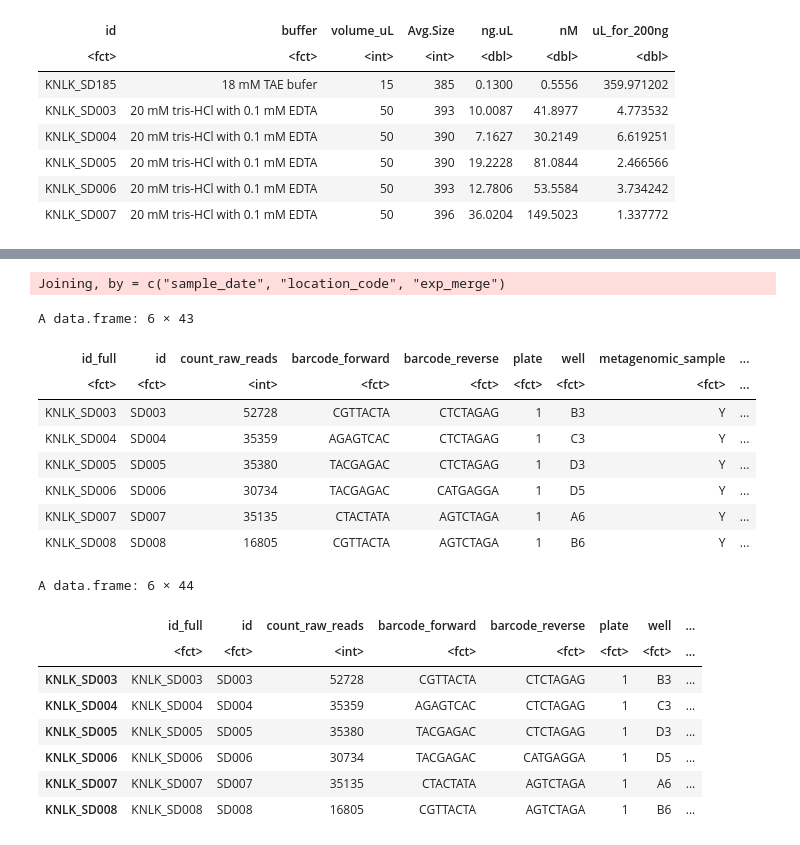
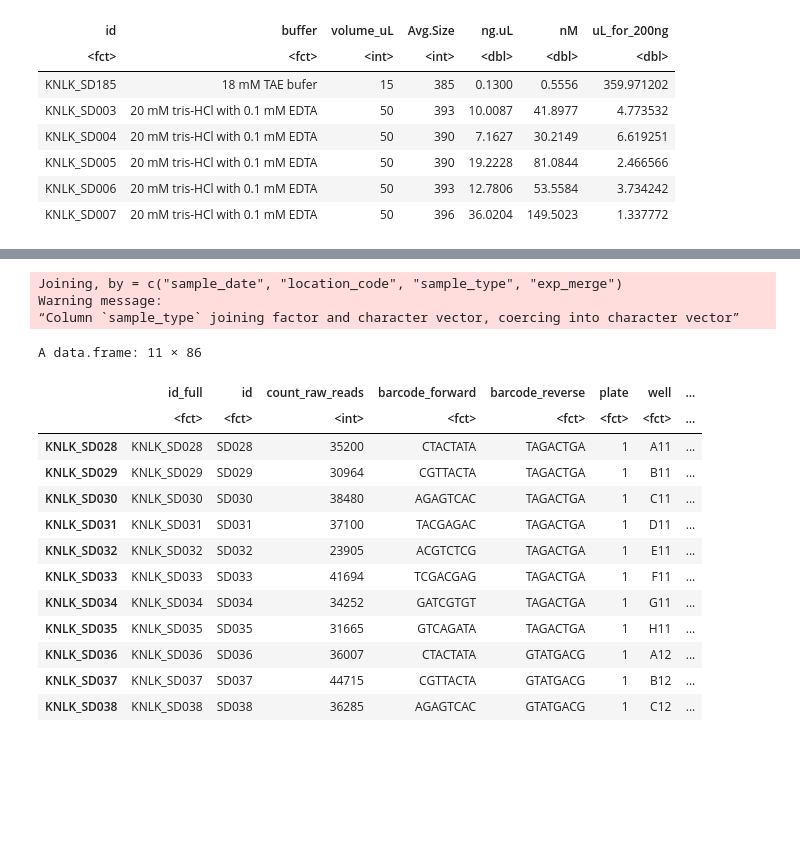
Before and after one commit to rosekantor/awtp2, a Jupyter notebook: metadata_compile_16S.ipynb, the cells around one changed output, grey strips where cells are left out. Cells and saved outputs as stored; diff of their text form; code cells hidden in the pictures; blank space fills up the shorter version.

```diff
--- a/metadata_compile_16S.ipynb
+++ b/metadata_compile_16S.ipynb
@@ -4,7 +6,7 @@ library(tidyr)
 # %%
 m <- '~/data/awtp2_16S/metadata.tsv'
 fgl_data <- '~/data/awtp2_16S/19_0708_KNLK_SD_DNA.csv'
-mwq <- '~/data/awtp2_16S/mwq.csv'
+mwq <- '~/data/awtp2_16S/mwq_022120.csv'
 # %%
 #what should it all be called?
 NTB<- "90%_conditioned/10%_conventional" #90/10 blends
@@ -60,10 +62,8 @@ wq_data <- select(wq_data, select=-X)
 wq_data$sample_date <- as.Date(wq_data$sample_date, "%Y-%m-%d")
 wq_data$location_code <- as.character(wq_data$location_code)
 wq_data$location_code<- gsub("WW_Tertiary","WW_tertiary",wq_data$location_code)
-wq_data$location_code<- gsub("MWTP_inf",all_conv,wq_data$location_code)
-wq_data$location_code<- gsub("DPWF_inf",dpwf_s,wq_data$location_code)
+wq_data$location_code<- gsub("DPWF_inf",'cond_perm',wq_data$location_code)
+wq_data$sample_type<- gsub("bulkwater_grab",'DEUF',wq_data$sample_type)
 wq_data<-subset(wq_data, select=-c(project_type, merge_id))
 wq_data=subset(wq_data, is.na(wq_data$experimental_detail))
 wq_data$exp_merge<-"N" #sample date and location code shared by some samples so making it easier to merge seq_data
-
-head(wq_data)
@@ -80,51 +94,26 @@ A data.frame: 6 × 17
 # %%
 table_data <- merge(seq_data, ext_data, by.x='id_full', by.y='id')
 table_data <- left_join(table_data,wq_data)
-head(table_data)
 # %% [output]
-Joining, by = c("sample_date", "location_code", "exp_merge")
+Joining, by = c("sample_date", "location_code", "sample_type", "exp_merge")
+Warning message:
+“Column `sample_type` joining factor and character vector, coercing into character vector”
-A data.frame: 6 × 43
-| id_full | id | count_raw_reads | barcode_forward | barcode_reverse | plate | well | metagenomic_sample | ... |
-| <fct> | <fct> | <int> | <fct> | <fct> | <fct> | <fct> | <fct> | ... |
-| KNLK_SD003 | SD003 | 52728 | CGTTACTA | CTCTAGAG | 1 | B3 | Y | ... |
-| KNLK_SD004 | SD004 | 35359 | AGAGTCAC | CTCTAGAG | 1 | C3 | Y | ... |
-| KNLK_SD005 | SD005 | 35380 | TACGAGAC | CTCTAGAG | 1 | D3 | Y | ... |
-| KNLK_SD006 | SD006 | 30734 | TACGAGAC | CATGAGGA | 1 | D5 | Y | ... |
-| KNLK_SD007 | SD007 | 35135 | CTACTATA | AGTCTAGA | 1 | A6 | Y | ... |
-| KNLK_SD008 | SD008 | 16805 | CGTTACTA | AGTCTAGA | 1 | B6 | Y | ... |
-# %%
-rownames(table_data) <- table_data$id_full
-
-#make sampledate column a date
-table_data$sample_date <- as.Date(table_data$sample_date, "%m/%d/%Y")
-table_data$Extraction_Date <- as.Date(table_data$Extraction_Date, "%m/%d/%Y")
-table_data$batch_sample_date <- as.Date(table_data$batch_sample_date, "%m/%d/%Y")
-table_data$SampleID <- row.names(table_data )
-
-#make numeric cols numeric
-table_data$total_Cl2_mg.L<-as.numeric(table_data$total_Cl2_mg.L)
-table_data$free_Cl2_mg.L<-as.numeric(table_data$free_Cl2_mg.L)
-table_data$pH<-as.numeric(table_data$pH)
-table_data$temp_C<-as.numeric(table_data$temp_C)
-table_data$percent_CRA<-as.numeric(table_data$percent_CRA)
-table_data$HPC_avg_MPN_per_100mL<-as.numeric(table_data$HPC_avg_MPN_per_100mL)
-table_data$SG<-as.numeric(table_data$SG)
-table_data$SGPI<-as.numeric(table_data$SGPI)
-table_data$total_ATP_avg_nM<-as.numeric(table_data$total_ATP_avg_nM)
-table_data$intra_ATP_avg_nM<-as.numeric(table_data$intra_ATP_avg_nM)
-table_data$extra_ATP_avg_nM<-as.numeric(table_data$extra_ATP_avg_nM)
-
-#No wq data taken for pipe loops batch end on 10/23 or 2/19
-# %%
-head(table_data)
-# %% [output]
-A data.frame: 6 × 44
-|  | id_full | id | count_raw_reads | barcode_forward | barcode_reverse | plate | well | ... |
-|  | <fct> | <fct> | <int> | <fct> | <fct> | <fct> | <fct> | ... |
-| KNLK_SD003 | KNLK_SD003 | SD003 | 52728 | CGTTACTA | CTCTAGAG | 1 | B3 | ... |
-| KNLK_SD004 | KNLK_SD004 | SD004 | 35359 | AGAGTCAC | CTCTAGAG | 1 | C3 | ... |
-| KNLK_SD005 | KNLK_SD005 | SD005 | 35380 | TACGAGAC | CTCTAGAG | 1 | D3 | ... |
-| KNLK_SD006 | KNLK_SD006 | SD006 | 30734 | TACGAGAC | CATGAGGA | 1 | D5 | ... |
-| KNLK_SD007 | KNLK_SD007 | SD007 | 35135 | CTACTATA | AGTCTAGA | 1 | A6 | ... |
-| KNLK_SD008 | KNLK_SD008 | SD008 | 16805 | CGTTACTA | AGTCTAGA | 1 | B6 | ... |
+# %%
+# check that it worked
+table_data[25:35,]
+# %% [output]
+A data.frame: 11 × 86
+|  | id_full | id | count_raw_reads | barcode_forward | barcode_reverse | plate | well | ... |
+|  | <fct> | <fct> | <int> | <fct> | <fct> | <fct> | <fct> | ... |
+| KNLK_SD028 | KNLK_SD028 | SD028 | 35200 | CTACTATA | TAGACTGA | 1 | A11 | ... |
+| KNLK_SD029 | KNLK_SD029 | SD029 | 30964 | CGTTACTA | TAGACTGA | 1 | B11 | ... |
+| KNLK_SD030 | KNLK_SD030 | SD030 | 38480 | AGAGTCAC | TAGACTGA | 1 | C11 | ... |
+| KNLK_SD031 | KNLK_SD031 | SD031 | 37100 | TACGAGAC | TAGACTGA | 1 | D11 | ... |
+| KNLK_SD032 | KNLK_SD032 | SD032 | 23905 | ACGTCTCG | TAGACTGA | 1 | E11 | ... |
+| KNLK_SD033 | KNLK_SD033 | SD033 | 41694 | TCGACGAG | TAGACTGA | 1 | F11 | ... |
+| KNLK_SD034 | KNLK_SD034 | SD034 | 34252 | GATCGTGT | TAGACTGA | 1 | G11 | ... |
+| KNLK_SD035 | KNLK_SD035 | SD035 | 31665 | GTCAGATA | TAGACTGA | 1 | H11 | ... |
+| KNLK_SD036 | KNLK_SD036 | SD036 | 36007 | CTACTATA | GTATGACG | 1 | A12 | ... |
+| KNLK_SD037 | KNLK_SD037 | SD037 | 44715 | CGTTACTA | GTATGACG | 1 | B12 | ... |
+| KNLK_SD038 | KNLK_SD038 | SD038 | 36285 | AGAGTCAC | GTATGACG | 1 | C12 | ... |
 # %%
```
Also changed, not shown: parts of 16 cells of this notebook.
